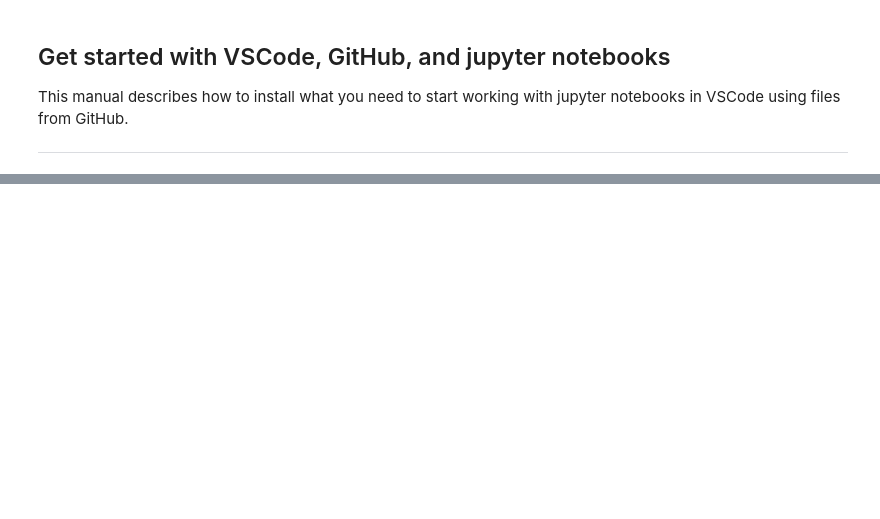
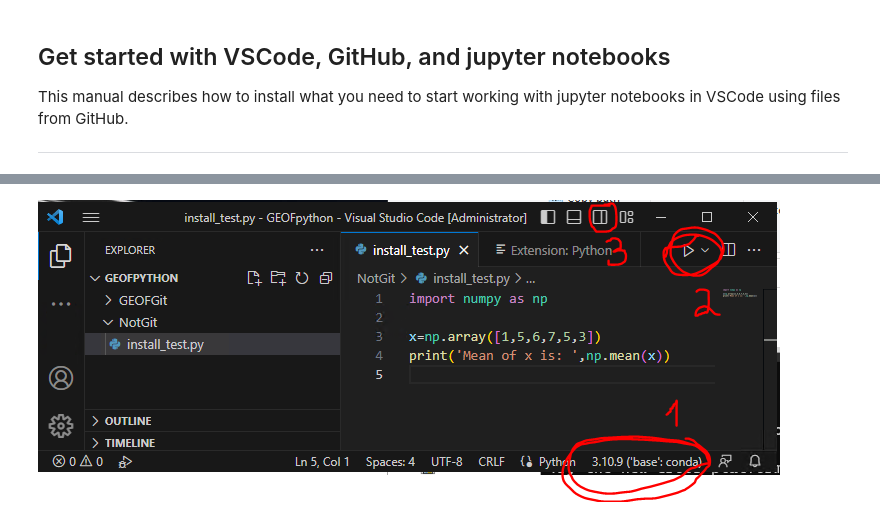
Before and after one commit to julienweihs/GEOF, a Jupyter notebook: Get_started/Installation_manual_Anaconda_VSCode_Git_GitHub.ipynb, the cells around one changed output, grey strips where cells are left out. Cells and saved outputs as stored; diff of their text form; code cells hidden in the pictures; blank space fills up the shorter version.

```diff
--- a/Get_started/Installation_manual_Anaconda_VSCode_Git_GitHub.ipynb
+++ b/Get_started/Installation_manual_Anaconda_VSCode_Git_GitHub.ipynb
@@ -36,0 +60,4 @@ This is enough to start working with python locally on your computer. But we als
+# %%
+Image(filename = 'C:/Users/iren_/OneDrive/Documents/Diverse/VSCode2.png')
+# %% [output]
+[figure, added]
```
Also changed, not shown: parts of 16 cells of this notebook.
